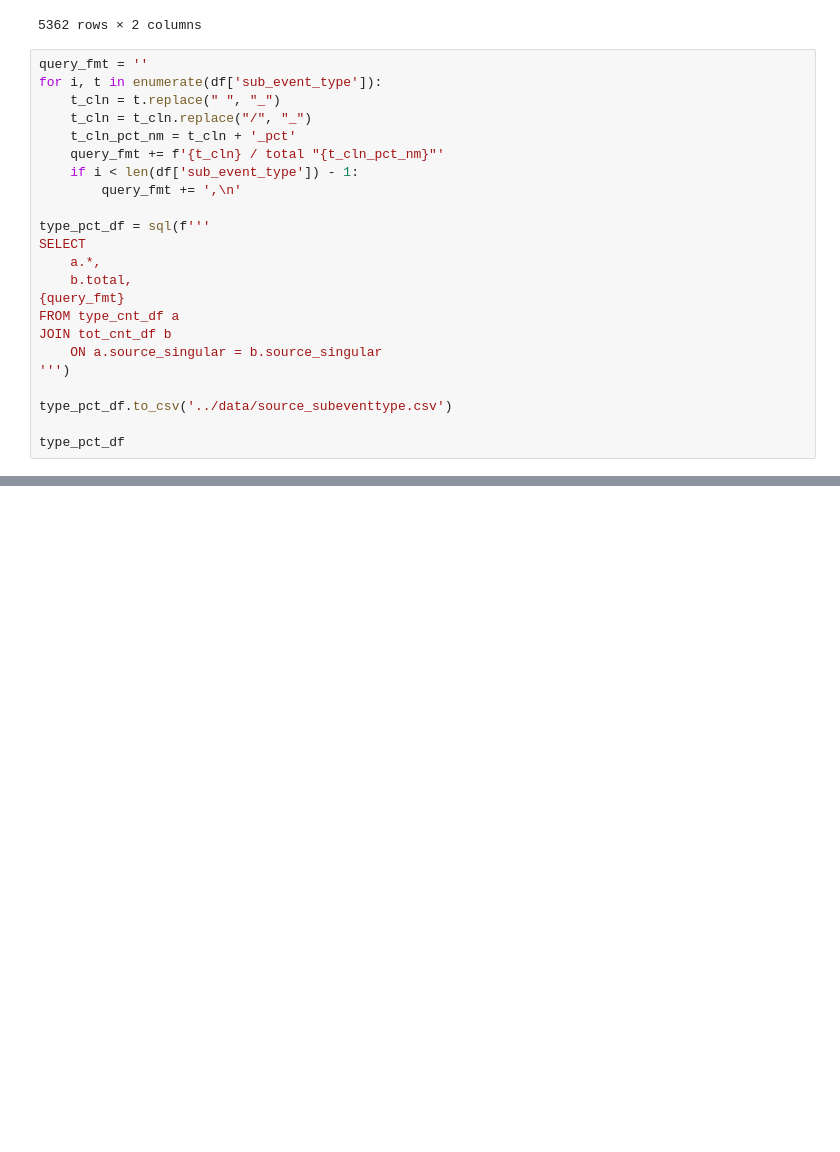
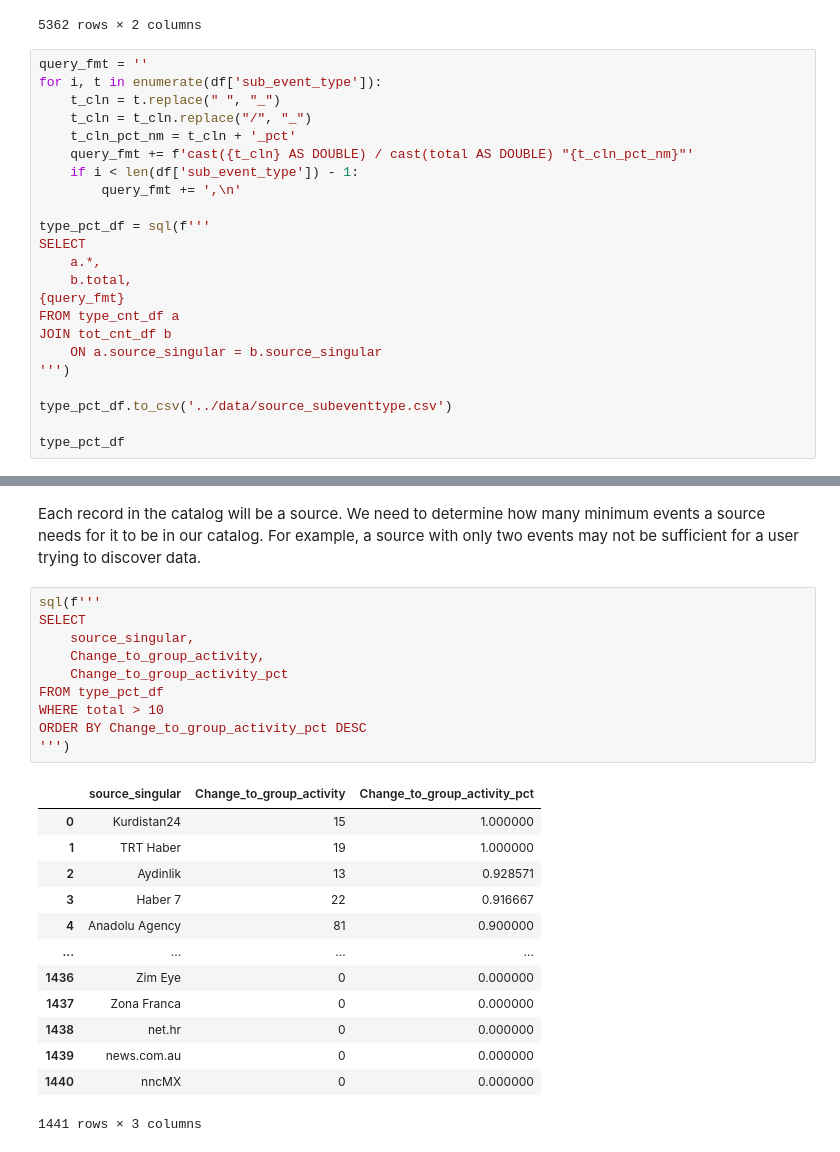
Before and after one commit to bradywilky/data_providers, a Jupyter notebook: analysis/analyze_source_subeventtype.ipynb, the cells around one changed output, grey strips where cells are left out. Drawn from its saved outputs; the diff is of its cells as text; blank space fills up the shorter version.

Commit message:
adding data

```diff
--- a/analysis/analyze_source_subeventtype.ipynb
+++ b/analysis/analyze_source_subeventtype.ipynb
@@ -93,7 +93,7 @@ for i, t in enumerate(df['sub_event_type']):
     t_cln = t.replace(" ", "_")
     t_cln = t_cln.replace("/", "_")
     t_cln_pct_nm = t_cln + '_pct'
-    query_fmt += f'{t_cln} / total "{t_cln_pct_nm}"'
+    query_fmt += f'cast({t_cln} AS DOUBLE) / cast(total AS DOUBLE) "{t_cln_pct_nm}"'
     if i < len(df['sub_event_type']) - 1:
         query_fmt += ',\n'
 
@@ -126,0 +179,26 @@ plt.hist(type_pct_df_mod.total, edgecolor="red", bins=100)
+# %% [markdown]
+Each record in the catalog will be a source. We need to determine how many minimum events a source needs for it to be in our catalog. For example, a source with only two events may not be sufficient for a user trying to discover data.
+# %%
+sql(f'''
+SELECT
+    source_singular,
+    Change_to_group_activity,
+    Change_to_group_activity_pct
+FROM type_pct_df
+WHERE total > 10
+ORDER BY Change_to_group_activity_pct DESC
+''')
+# %% [output]
+|  | source_singular | Change_to_group_activity | Change_to_group_activity_pct |
+| 0 | Kurdistan24 | 15 | 1.000000 |
+| 1 | TRT Haber | 19 | 1.000000 |
+| 2 | Aydinlik | 13 | 0.928571 |
+| 3 | Haber 7 | 22 | 0.916667 |
+| 4 | Anadolu Agency | 81 | 0.900000 |
+| ... | ... | ... | ... |
+| 1436 | Zim Eye | 0 | 0.000000 |
+| 1437 | Zona Franca | 0 | 0.000000 |
+| 1438 | net.hr | 0 | 0.000000 |
+| 1439 | news.com.au | 0 | 0.000000 |
+| 1440 | nncMX | 0 | 0.000000 |
+1441 rows × 3 columns
```
Also changed, not shown: parts of 3 cells of this notebook, 1 other file.
